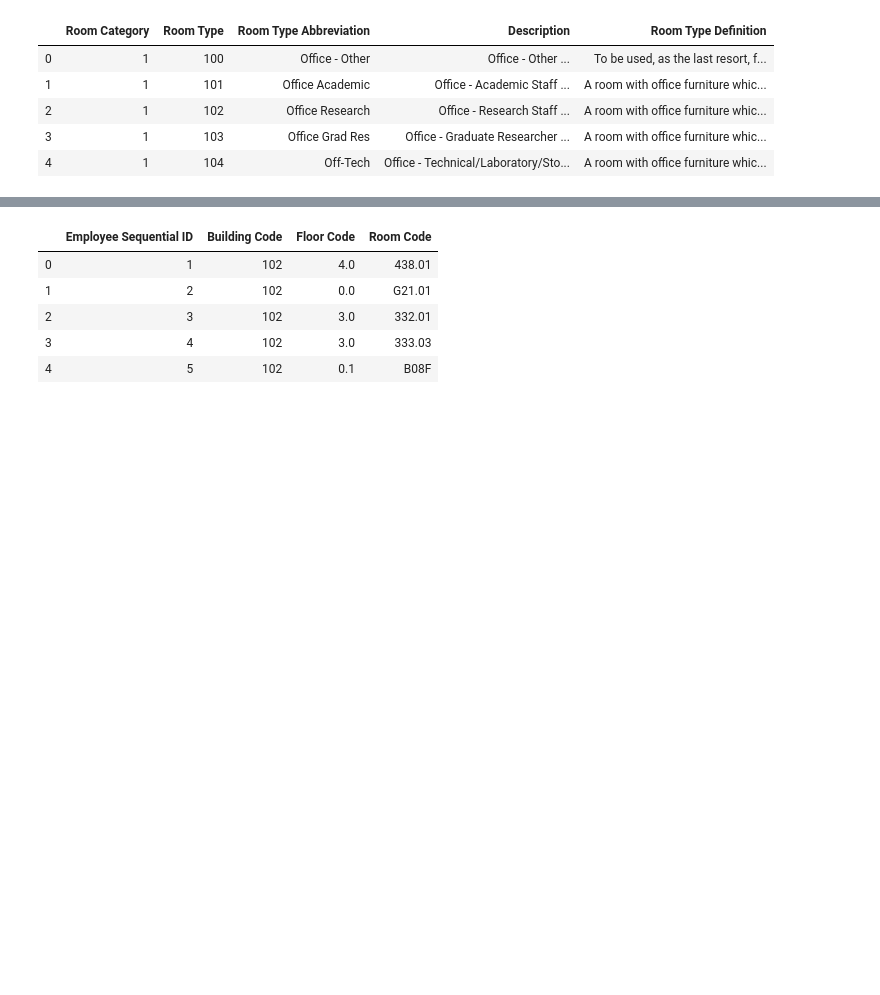
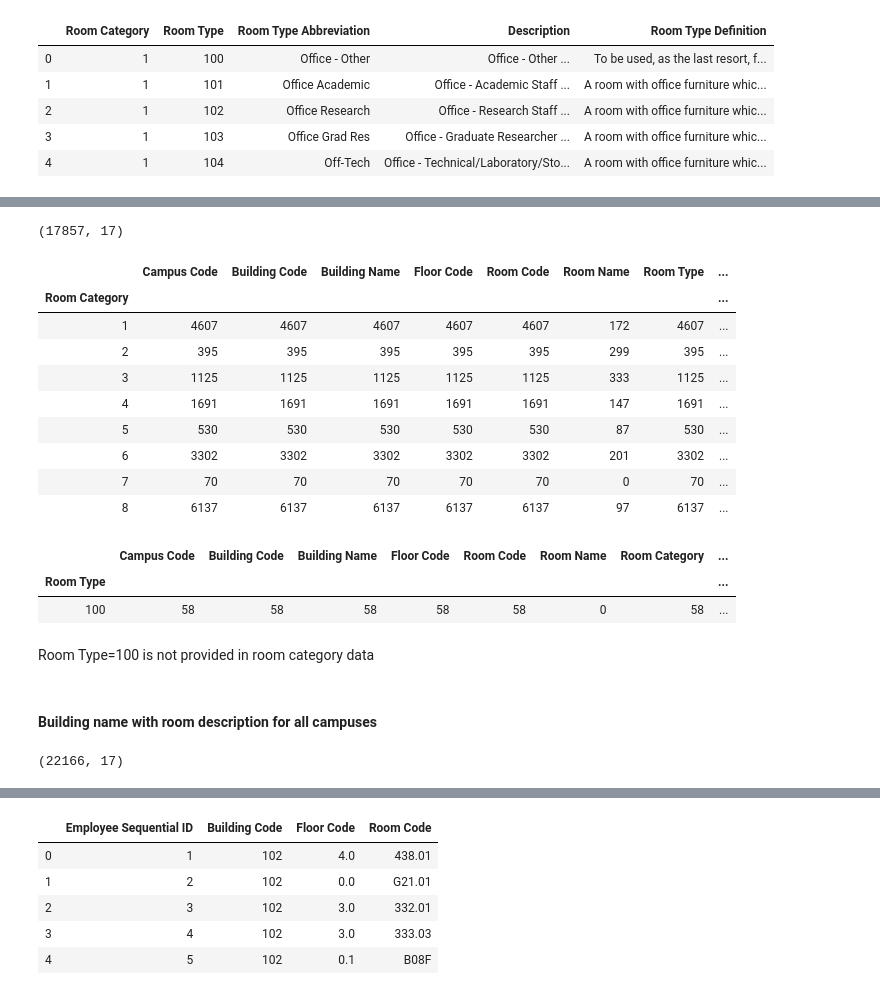
Before and after one commit to abhinavcreed13/project-space-optimisation-group-3, a Jupyter notebook: initial-data-analysis.ipynb, the cells around one changed output, grey strips where cells are left out. Drawn from its saved outputs; the diff is of its cells as text; code cells hidden in the pictures; blank space fills up the shorter version.

Commit message:
descriptive data analysis

```diff
--- a/initial-data-analysis.ipynb
+++ b/initial-data-analysis.ipynb
@@ -14,0 +13,2 @@ timetable_2020_df = pd.read_excel('project-data/2020-timetable.xlsx')
+# %%
+rm_category_type_df = pd.read_excel('project-data/rm-category-type-py-compatible.xlsx',skipinitialspace=True)
@@ -47,0 +279,39 @@ rm_category_type_df.head()
+# %%
+rm_category_type_df['Room Type']=rm_category_type_df['Room Type'].str.strip()
+parkville_uom_space_df['Room Type']=parkville_uom_space_df['Room Type'].astype(str).str.strip()
+# left outer join
+joined_uom_space_df = pd.merge(parkville_uom_space_df,rm_category_type_df,on=['Room Category','Room Type'],how='left')
+joined_uom_space_df.shape
+# %% [output]
+(17857, 17)
+# %%
+joined_uom_space_df.groupby('Room Category').count()
+# %% [output]
+|  | Campus Code | Building Code | Building Name | Floor Code | Room Code | Room Name | Room Type | ... |
+| Room Category |  |  |  |  |  |  |  | ... |
+| 1 | 4607 | 4607 | 4607 | 4607 | 4607 | 172 | 4607 | ... |
+| 2 | 395 | 395 | 395 | 395 | 395 | 299 | 395 | ... |
+| 3 | 1125 | 1125 | 1125 | 1125 | 1125 | 333 | 1125 | ... |
+| 4 | 1691 | 1691 | 1691 | 1691 | 1691 | 147 | 1691 | ... |
+| 5 | 530 | 530 | 530 | 530 | 530 | 87 | 530 | ... |
+| 6 | 3302 | 3302 | 3302 | 3302 | 3302 | 201 | 3302 | ... |
+| 7 | 70 | 70 | 70 | 70 | 70 | 0 | 70 | ... |
+| 8 | 6137 | 6137 | 6137 | 6137 | 6137 | 97 | 6137 | ... |
+# %%
+joined_uom_space_df[joined_uom_space_df['Room Type Definition'].isna()].groupby('Room Type').count()
+# %% [output]
+|  | Campus Code | Building Code | Building Name | Floor Code | Room Code | Room Name | Room Category | ... |
+| Room Type |  |  |  |  |  |  |  | ... |
+| 100 | 58 | 58 | 58 | 58 | 58 | 0 | 58 | ... |
+# %% [markdown]
+Room Type=100 is not provided in room category data
+# %% [markdown]
+#### Building name with room description for all campuses
+# %%
+# left outer join
+rm_category_type_df['Room Type']=rm_category_type_df['Room Type'].str.strip()
+uom_space_df['Room Type']=uom_space_df['Room Type'].astype(str).str.strip()
+joined_uom_space_df = pd.merge(uom_space_df,rm_category_type_df,on=['Room Category','Room Type'],how='left')
+joined_uom_space_df.shape
+# %% [output]
+(22166, 17)
```
Also changed, not shown: parts of 40 cells of this notebook, 1 other file.
